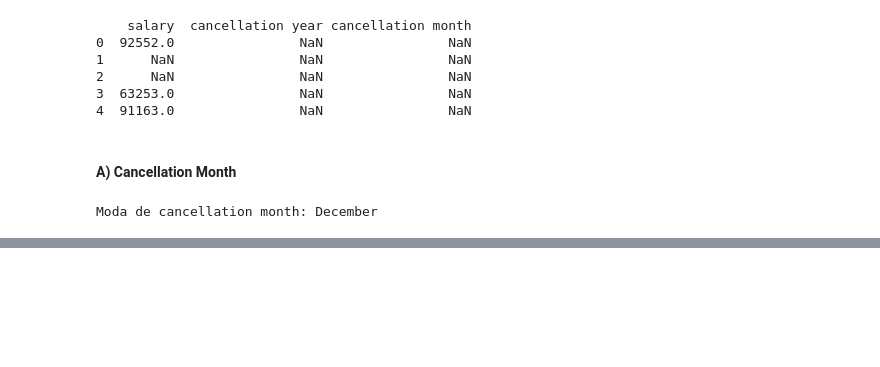
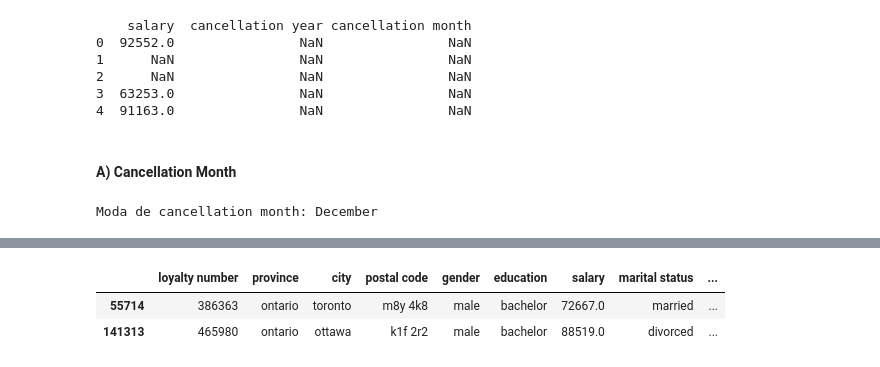
Before and after one commit to Adalab/bda-modulo-3-evaluacion-final-TeresaAdalab, a Jupyter notebook: Evaluacion Final Modulo 3.ipynb, the cells around one changed output, grey strips where cells are left out. Saved outputs shown, nothing was run; the diff lists cells and outputs as text; code cells hidden in the pictures; blank space fills up the shorter version.

Commit message:
Imputacion valores nulos salary

```diff
--- a/Evaluacion Final Modulo 3.ipynb
+++ b/Evaluacion Final Modulo 3.ipynb
@@ -873 +880,4 @@ df_final['cancellation month'].fillna('Unknown', inplace=True)
+# %%
+# Imputar los valores nulos con 'Unknown'
+df_final['cancellation year'].fillna('Unknown', inplace=True)
 # %%
@@ -893,0 +912,4 @@ dtype: float64
+# %%
+df_final['salary'] = df_final['salary'].abs() # Hemos usado abs para calcular el valor absoluto de los salarios y aplicarlos de nuevo al dataframe
+
+print(df_final)
@@ -893,0 +954,8 @@ dtype: float64
+# %%
+#Hacemos una copia para poder hacer las pruebas
+df_copy=df_final.copy()
+df_copy.sample(2)
+# %% [output]
+|  | loyalty number | province | city | postal code | gender | education | salary | marital status | ... |
+| 55714 | 386363 | ontario | toronto | m8y 4k8 | male | bachelor | 72667.0 | married | ... |
+| 141313 | 465980 | ontario | ottawa | k1f 2r2 | male | bachelor | 88519.0 | divorced | ... |
```
Also changed, not shown: parts of 16 cells of this notebook.
